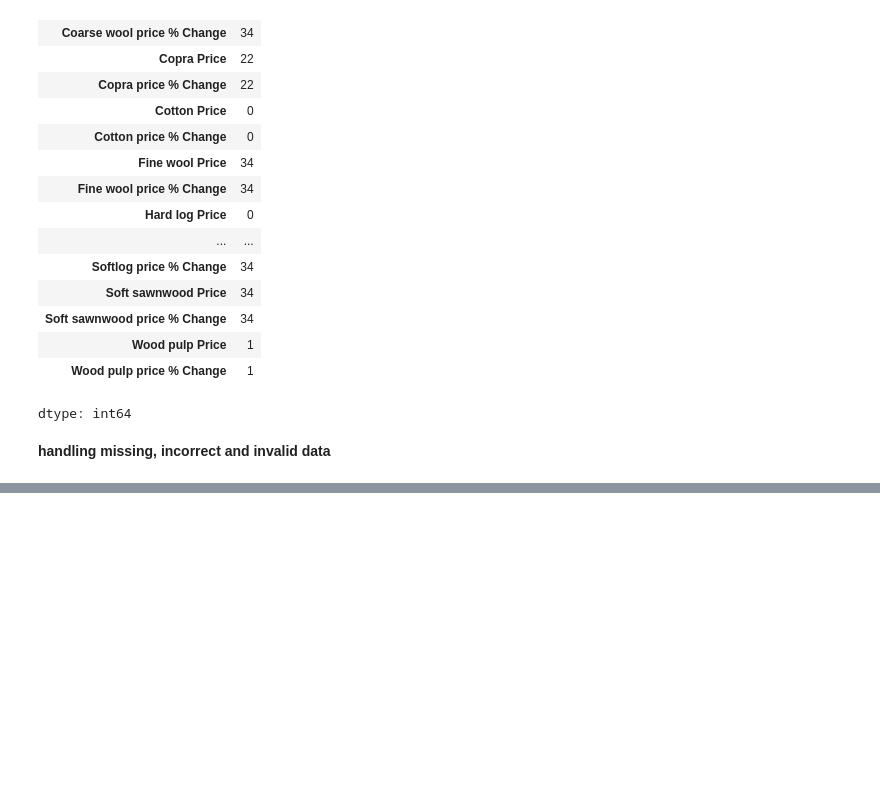
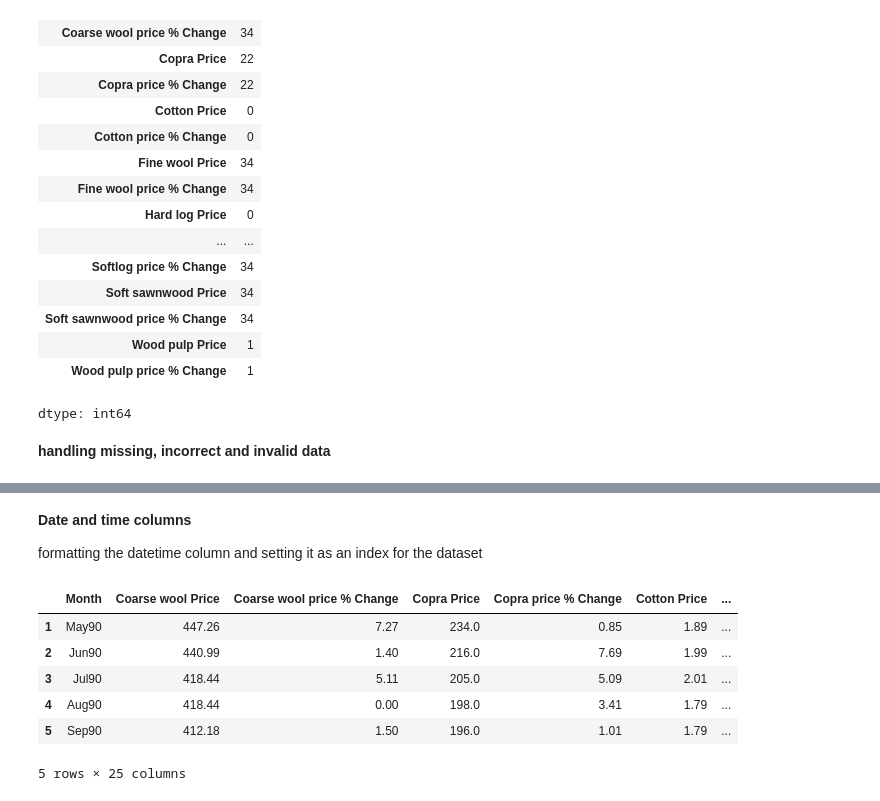
Before and after one commit to pedrosteinmuller/project_data_analysis_python, a Jupyter notebook: Projeto_de_Análise_de_dados_usando_Python_na_prática.ipynb, the cells around one changed output, grey strips where cells are left out. Drawn from its saved outputs; the diff is of its cells as text; code cells hidden in the pictures; blank space fills up the shorter version.

```diff
--- a/Projeto_de_Análise_de_dados_usando_Python_na_prática.ipynb
+++ b/Projeto_de_Análise_de_dados_usando_Python_na_prática.ipynb
@@ -53,0 +73,14 @@ df.dtypes
+# %% [markdown]
+**Date and time columns**
+
+formatting the datetime column and setting it as an index for the dataset
+# %%
+df.head()
+# %% [output]
+|  | Month | Coarse wool Price | Coarse wool price % Change | Copra Price | Copra price % Change | Cotton Price | ... |
+| 1 | May90 | 447.26 | 7.27 | 234.0 | 0.85 | 1.89 | ... |
+| 2 | Jun90 | 440.99 | 1.40 | 216.0 | 7.69 | 1.99 | ... |
+| 3 | Jul90 | 418.44 | 5.11 | 205.0 | 5.09 | 2.01 | ... |
+| 4 | Aug90 | 418.44 | 0.00 | 198.0 | 3.41 | 1.79 | ... |
+| 5 | Sep90 | 412.18 | 1.50 | 196.0 | 1.01 | 1.79 | ... |
+5 rows × 25 columns
```
Also changed, not shown: parts of 7 cells of this notebook.
